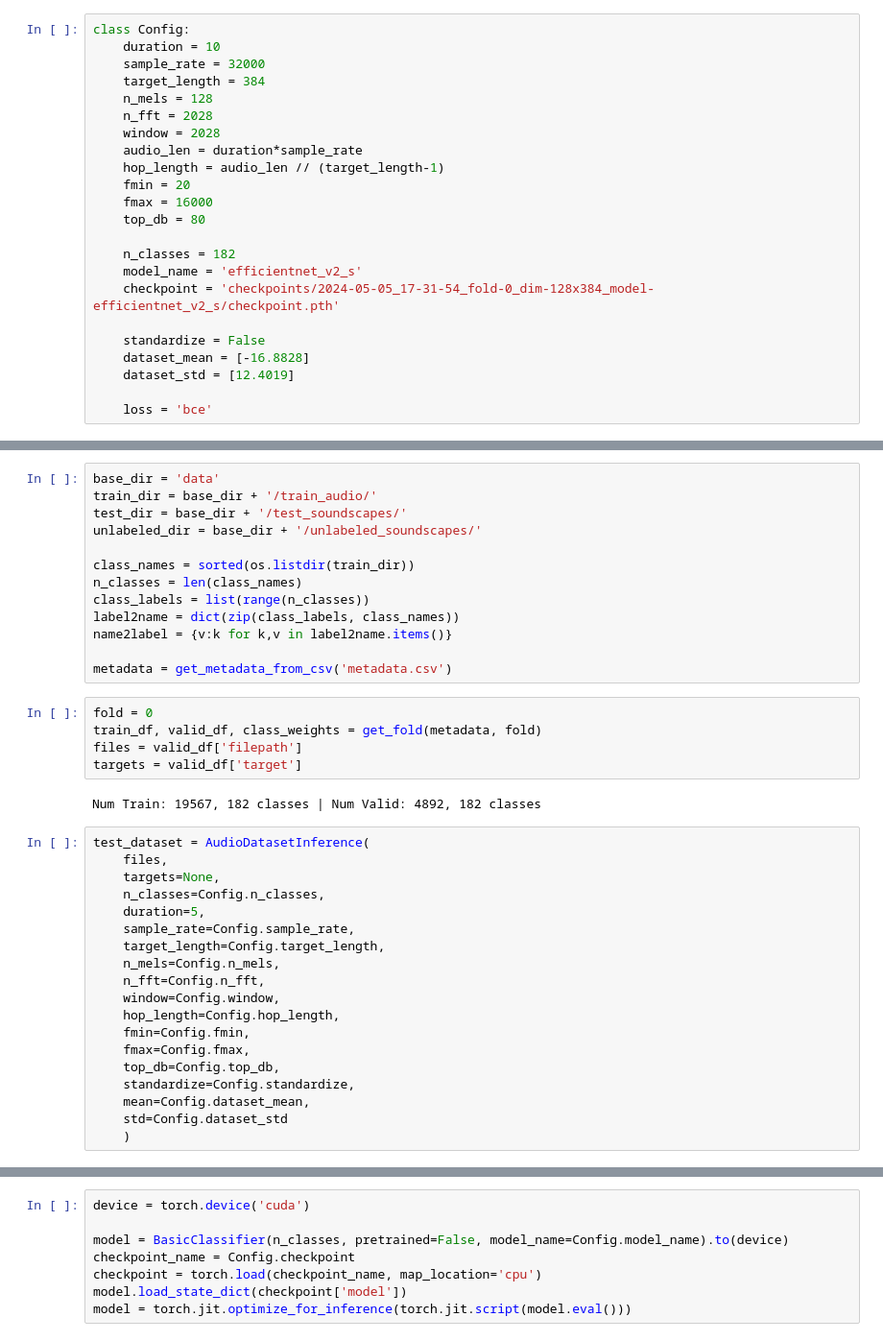
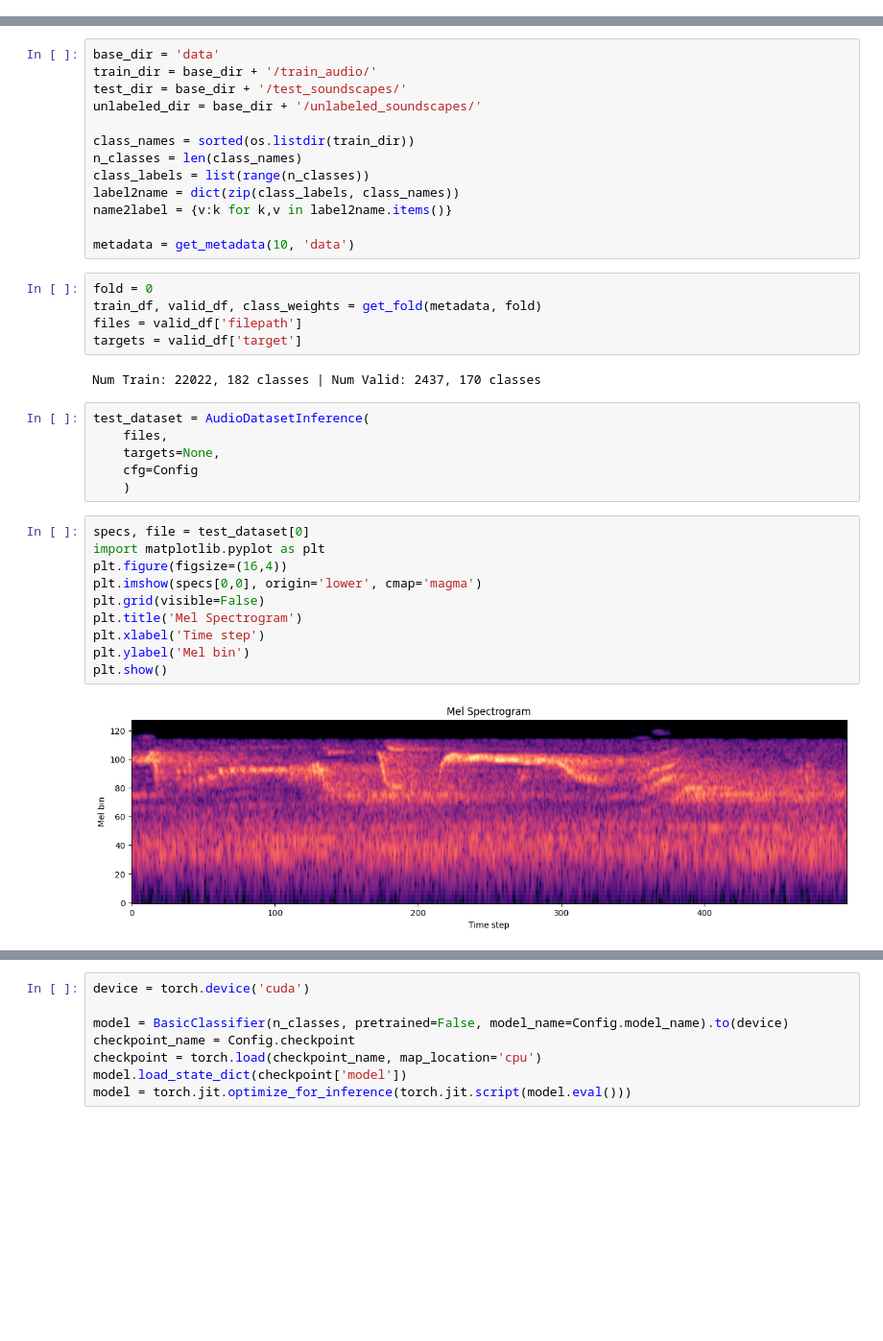
Before and after one commit to cvincent13/BirdCLEF2024-Kaggle, a Jupyter notebook: validation_score.ipynb, the cells around one changed output, grey strips where cells are left out. Shown at 96% size. Drawn from its saved outputs; the diff is of its cells as text; blank space fills up the shorter version.

```diff
--- a/validation_score.ipynb
+++ b/validation_score.ipynb
@@ -15,23 +29,0 @@ from src.data_utils import get_fold, get_metadata_from_csv
-# %%
-class Config:
-    duration = 10
-    sample_rate = 32000
-    target_length = 384
-    n_mels = 128
-    n_fft = 2028
-    window = 2028
-    audio_len = duration*sample_rate
-    hop_length = audio_len // (target_length-1)
-    fmin = 20
-    fmax = 16000
-    top_db = 80
-
-    n_classes = 182
-    model_name = 'efficientnet_v2_s'
-    checkpoint = 'checkpoints/2024-05-05_17-31-54_fold-0_dim-128x384_model-efficientnet_v2_s/checkpoint.pth'
-
-    standardize = False
-    dataset_mean = [-16.8828]
-    dataset_std = [12.4019]
-
-    loss = 'bce'
@@ -47,30 +220,29 @@ class_labels = list(range(n_classes))
 label2name = dict(zip(class_labels, class_names))
 name2label = {v:k for k,v in label2name.items()}
 
-metadata = get_metadata_from_csv('metadata.csv')
+metadata = get_metadata(10, 'data')
 # %%
 fold = 0
 train_df, valid_df, class_weights = get_fold(metadata, fold)
 files = valid_df['filepath']
 targets = valid_df['target']
 # %% [output]
-Num Train: 19567, 182 classes | Num Valid: 4892, 182 classes
+Num Train: 22022, 182 classes | Num Valid: 2437, 170 classes
-# %%
-test_dataset = AudioDatasetInference(
-    files,
-    targets=None,
-    n_classes=Config.n_classes,
-    duration=5,
-    sample_rate=Config.sample_rate,
-    target_length=Config.target_length,
-    n_mels=Config.n_mels,
-    n_fft=Config.n_fft,
-    window=Config.window,
-    hop_length=Config.hop_length,
-    fmin=Config.fmin,
-    fmax=Config.fmax,
-    top_db=Config.top_db,
-    standardize=Config.standardize,
-    mean=Config.dataset_mean,
-    std=Config.dataset_std
-    )
+# %%
+test_dataset = AudioDatasetInference(
+    files,
+    targets=None,
+    cfg=Config
+    )
+# %%
+specs, file = test_dataset[0]
+import matplotlib.pyplot as plt
+plt.figure(figsize=(16,4))
+plt.imshow(specs[0,0], origin='lower', cmap='magma')
+plt.grid(visible=False)
+plt.title('Mel Spectrogram')
+plt.xlabel('Time step')
+plt.ylabel('Mel bin')
+plt.show()
+# %% [output]
+[figure, added]
```
Also changed, not shown: parts of 10 cells of this notebook, 19 other files.
